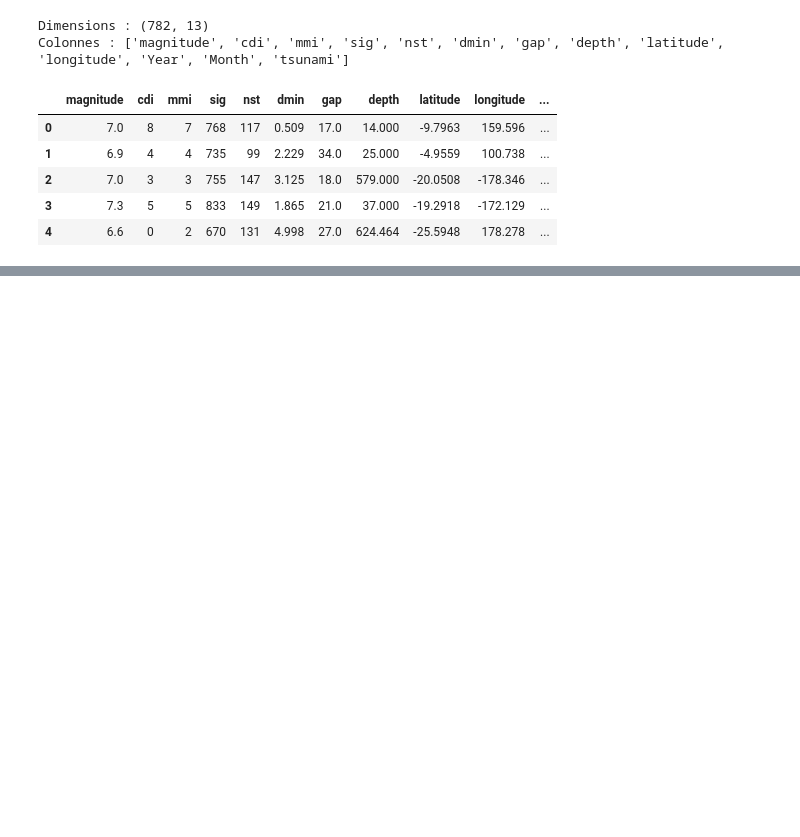
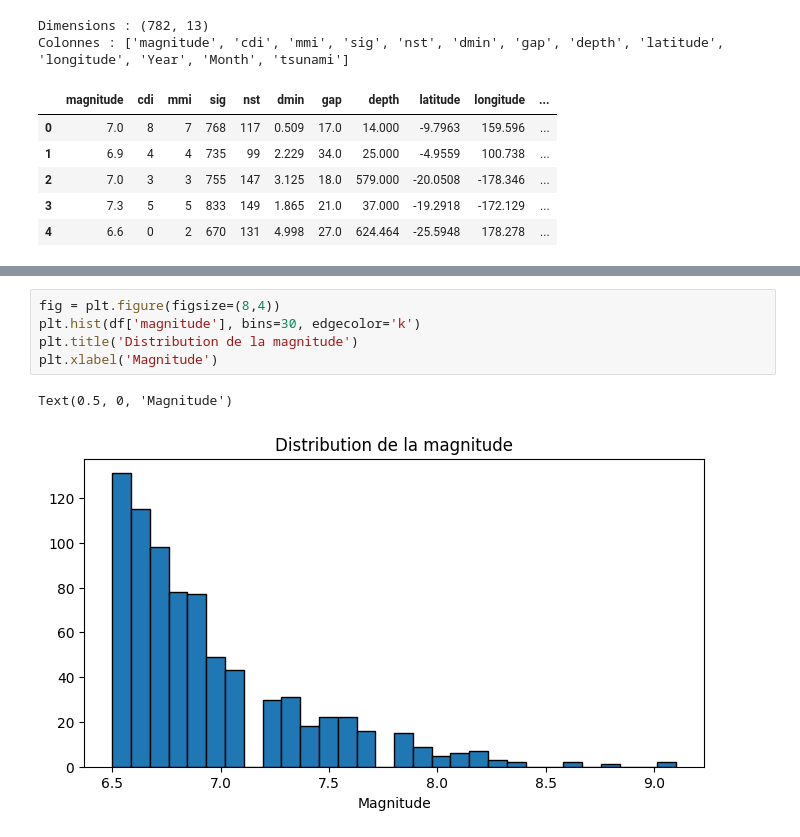
Before and after one commit to ayoub1999hannachi/earthquake-tsunami, a Jupyter notebook: notebooks/earthquake-tsunami.ipynb, the cells around one changed output, grey strips where cells are left out. Cells and saved outputs as stored; diff of their text form; blank space fills up the shorter version.

```diff
--- a/notebooks/earthquake-tsunami.ipynb
+++ b/notebooks/earthquake-tsunami.ipynb
@@ -39,0 +90,8 @@ Colonnes : ['magnitude', 'cdi', 'mmi', 'sig', 'nst', 'dmin', 'gap', 'depth', 'la
+# %%
+fig = plt.figure(figsize=(8,4))
+plt.hist(df['magnitude'], bins=30, edgecolor='k')
+plt.title('Distribution de la magnitude')
+plt.xlabel('Magnitude')
+# %% [output]
+Text(0.5, 0, 'Magnitude')
+[figure, added]
```
Also changed, not shown: parts of 5 cells of this notebook.
